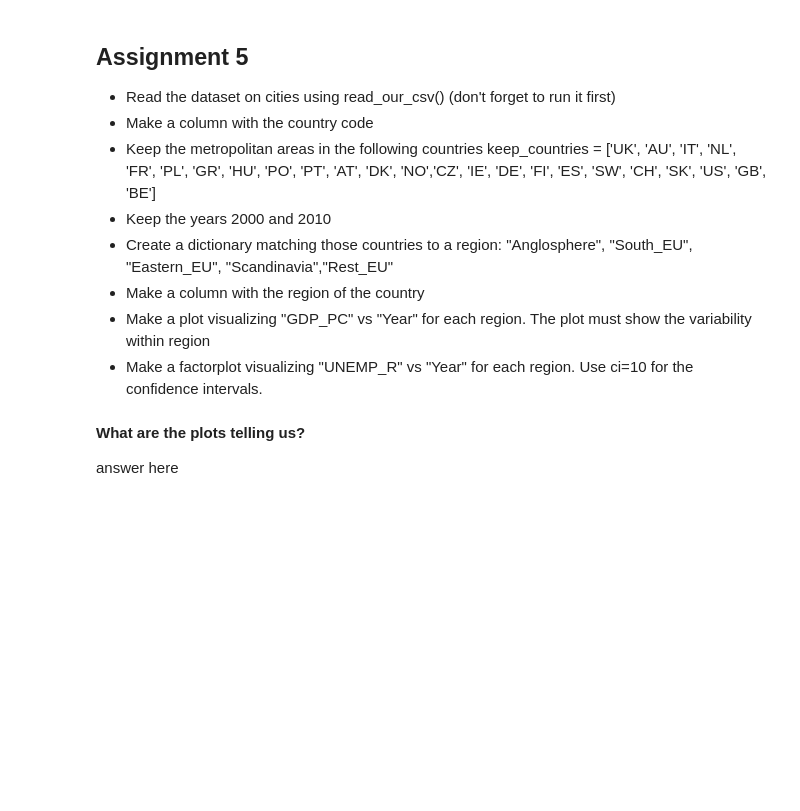
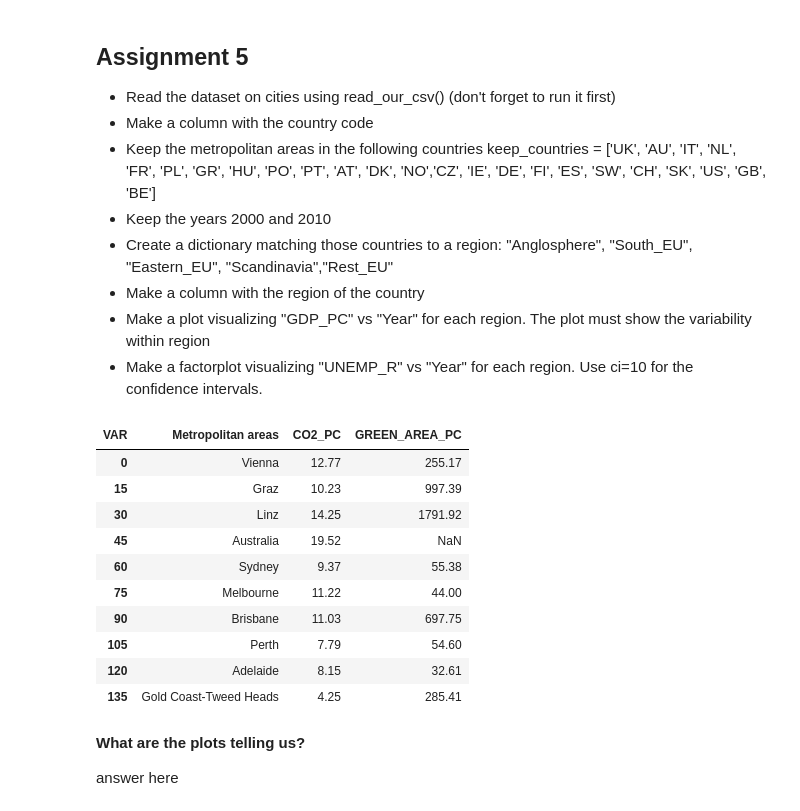
Before and after one commit to jgarciab/wwd2017, a Jupyter notebook: class2/hw_2.ipynb, the cells around one changed output. Saved outputs shown, nothing was run; the diff lists cells and outputs as text; code cells hidden in the pictures; blank space fills up the shorter version.

```diff
--- a/class2/hw_2.ipynb
+++ b/class2/hw_2.ipynb
@@ -171,12 +183,16 @@ def read_our_csv():
     return df_fixed
 # %%
 #read the dataset on cities using read_our_csv()
-
+df = read_our_csv()
 #Make a column with the country code
 
 #Keep the metropolitan areas in the following countries
 keep_countries = ['UK', 'AU', 'IT', 'NL', 'FR', 'PL', 'GR', 'HU', 'PO', 'PT', 'AT', 'DK', 'NO', 'EE', 'CZ', 'IE', 'DE', 'FI',  'ES',  'SW', 'CH', 'SK',  'US', 'GB', 'BE']
 
+
+d_country2region = {"UK" : "Anglosphere",
+                   "AU": "Anglosphere",
+                   ...}
 #Keep the years 2000 and 2010
 
 #Create a dictionary matching those countries to a region: "Anglosphere", "South_EU", "Eastern_EU", "Scandinavia","Rest_EU"
@@ -186,6 +202,20 @@ keep_countries = ['UK', 'AU', 'IT', 'NL', 'FR', 'PL', 'GR', 'HU', 'PO', 'PT', 'A
 #Make a plot visualizing the distribution of "GDP_PC" for each region. The plot must show the variability within region
 
 #Make a factorplot visualizing "UNEMP_R" vs "Year" for each region. Use ci=10 for the confidence intervals.
+# %%
+df.drop_duplicates("Metropolitan areas").loc[:,["Metropolitan areas","CO2_PC","GREEN_AREA_PC"]].head(10)
+# %% [output]
+| VAR | Metropolitan areas | CO2_PC | GREEN_AREA_PC |
+| 0 | Vienna | 12.77 | 255.17 |
+| 15 | Graz | 10.23 | 997.39 |
+| 30 | Linz | 14.25 | 1791.92 |
+| 45 | Australia | 19.52 | NaN |
+| 60 | Sydney | 9.37 | 55.38 |
+| 75 | Melbourne | 11.22 | 44.00 |
+| 90 | Brisbane | 11.03 | 697.75 |
+| 105 | Perth | 7.79 | 54.60 |
+| 120 | Adelaide | 8.15 | 32.61 |
+| 135 | Gold Coast-Tweed Heads | 4.25 | 285.41 |
 # %% [markdown]
 **What are the plots telling us?**
 
```
Also changed, not shown: parts of 7 cells of this notebook, 20 other files.
